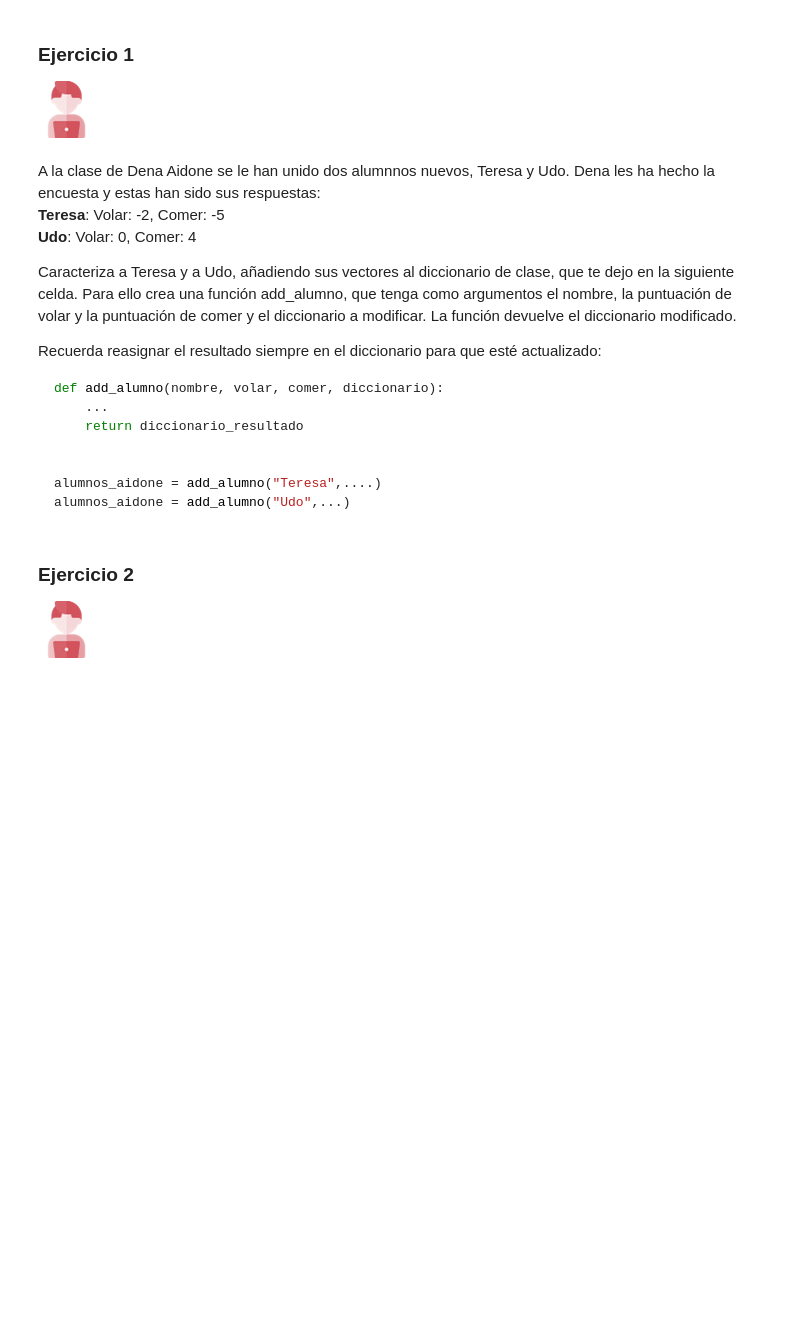
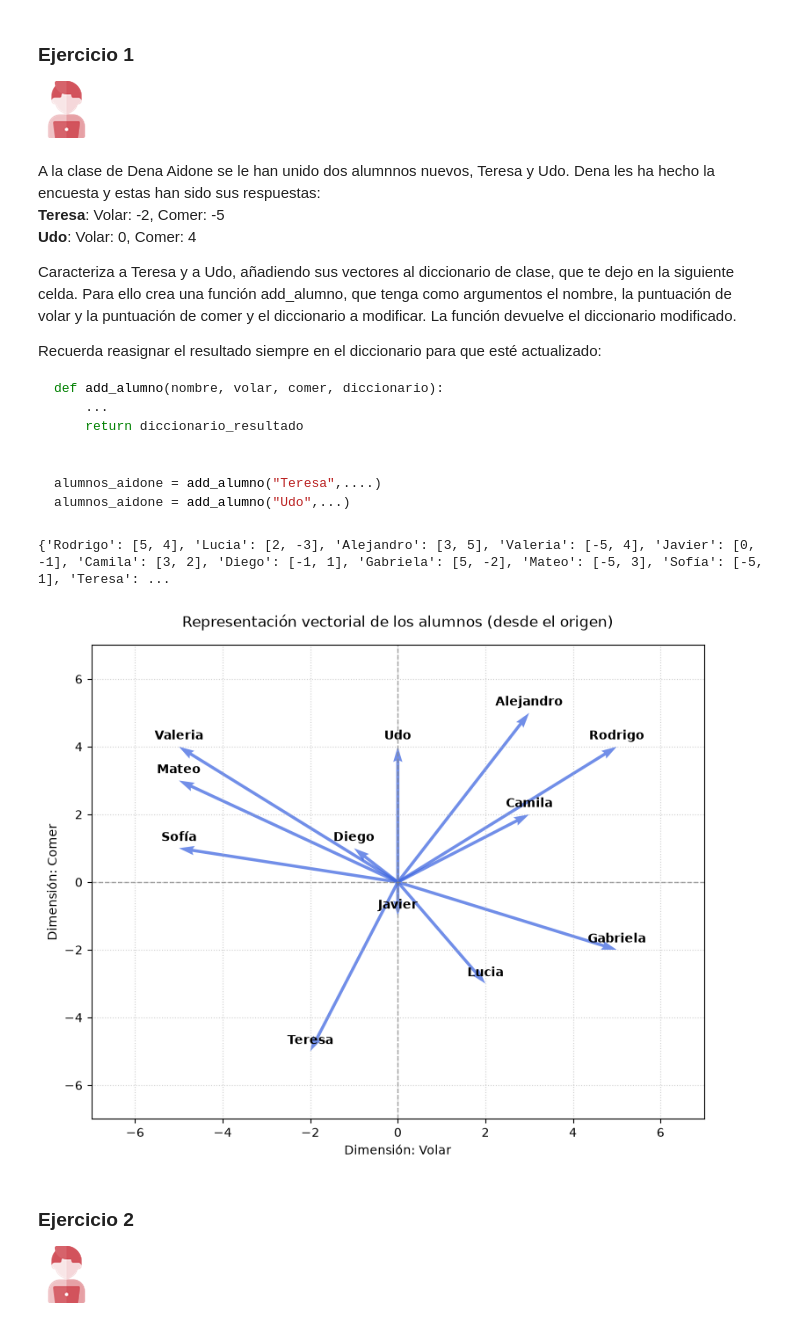
Before and after one commit to gabrielito7008/Gabriel-Acosta-DSOnline, a Jupyter notebook: 02_Herramientas_Avanzadas/Sprint_03/01_Numpy_I/02_Ejercicios_Workout/09_Ejercicios_Vectores.ipynb, the cells around one changed output. Saved outputs shown, nothing was run; the diff lists cells and outputs as text; code cells hidden in the pictures; blank space fills up the shorter version.

```diff
--- a/02_Herramientas_Avanzadas/Sprint_03/01_Numpy_I/02_Ejercicios_Workout/09_Ejercicios_Vectores.ipynb
+++ b/02_Herramientas_Avanzadas/Sprint_03/01_Numpy_I/02_Ejercicios_Workout/09_Ejercicios_Vectores.ipynb
@@ -44,3 +31,75 @@ alumnos_aidone = {
+# %%
+alumnos_aidone = {
+    "Rodrigo": [5,4],
+    'Lucia': [2, -3],
+    'Alejandro': [3, 5],
+    'Valeria': [-5, 4],
+    'Javier': [0, -1],
+    'Camila': [3, 2],
+    'Diego': [-1, 1],
+    'Gabriela': [5, -2],
+    'Mateo': [-5, 3],
+    'Sofía': [-5, 1]
+}
+def add_alumno(nombre, volar, comer, diccionario):
+    diccionario[nombre] = [volar, comer]
+    return diccionario
+
+alumnos_aidone = add_alumno("Teresa", -2, -5, alumnos_aidone)
+alumnos_aidone = add_alumno("Udo", 0, 4, alumnos_aidone)
+
+print(alumnos_aidone)
+
+import matplotlib.pyplot as plt
+
+# 1. Extraemos las claves (nombres) y los valores (vectores [volar, comer])
+nombres = list(alumnos_aidone.keys())
+volar = [vector[0] for vector in alumnos_aidone.values()]
+comer = [vector[1] for vector in alumnos_aidone.values()]
+
+# 2. Configuramos el tamaño de la figura
+plt.figure(figsize=(9, 7))
+
+# 3. Dibujamos los vectores como flechas desde el origen (0,0)
+# [0]*len(volar) define que todas las flechas empiezan en x=0 y y=0
+plt.quiver(
+    [0] * len(volar), [0] * len(comer),  # Puntos de inicio (origen)
+    volar, comer,                        # Componentes de las flechas (fin del vector)
+    angles='xy', scale_units='xy', scale=1,
+    color='royalblue', alpha=0.75, width=0.005
+)
+
+# 4. Añadimos el nombre de cada alumno en la punta de su flecha
+for i, nombre in enumerate(nombres):
+    plt.annotate(
+        nombre,
+        (volar[i], comer[i]),
+        textcoords="offset points",
+        xytext=(0, 6),
+        ha='center',
+        fontsize=10,
+        weight='bold'
+    )
+
+# 5. Ajustamos los límites de los ejes automáticamente para que las flechas no se corten
+max_val = max(max(abs(v) for v in volar), max(abs(v) for v in comer)) + 2
+plt.xlim(-max_val, max_val)
+plt.ylim(-max_val, max_val)
+
+# 6. Líneas de referencia en el origen (0,0) y diseño
+plt.axhline(0, color='gray', linestyle='--', linewidth=1, alpha=0.7)
+plt.axvline(0, color='gray', linestyle='--', linewidth=1, alpha=0.7)
+
+plt.title('Representación vectorial de los alumnos (desde el origen)', fontsize=12, pad=15)
+plt.xlabel('Dimensión: Volar', fontsize=10)
+plt.ylabel('Dimensión: Comer', fontsize=10)
+plt.grid(True, linestyle=':', alpha=0.6)
+
+# 7. Mostramos el gráfico
+plt.show()
+# %% [output]
+{'Rodrigo': [5, 4], 'Lucia': [2, -3], 'Alejandro': [3, 5], 'Valeria': [-5, 4], 'Javier': [0, -1], 'Camila': [3, 2], 'Diego': [-1, 1], 'Gabriela': [5, -2], 'Mateo': [-5, 3], 'Sofía': [-5, 1], 'Teresa': ...
+[figure, added]
 # %% [markdown]
 ### Ejercicio 2
 
```
Also changed, not shown: parts of 2 cells of this notebook, 1 other file.
